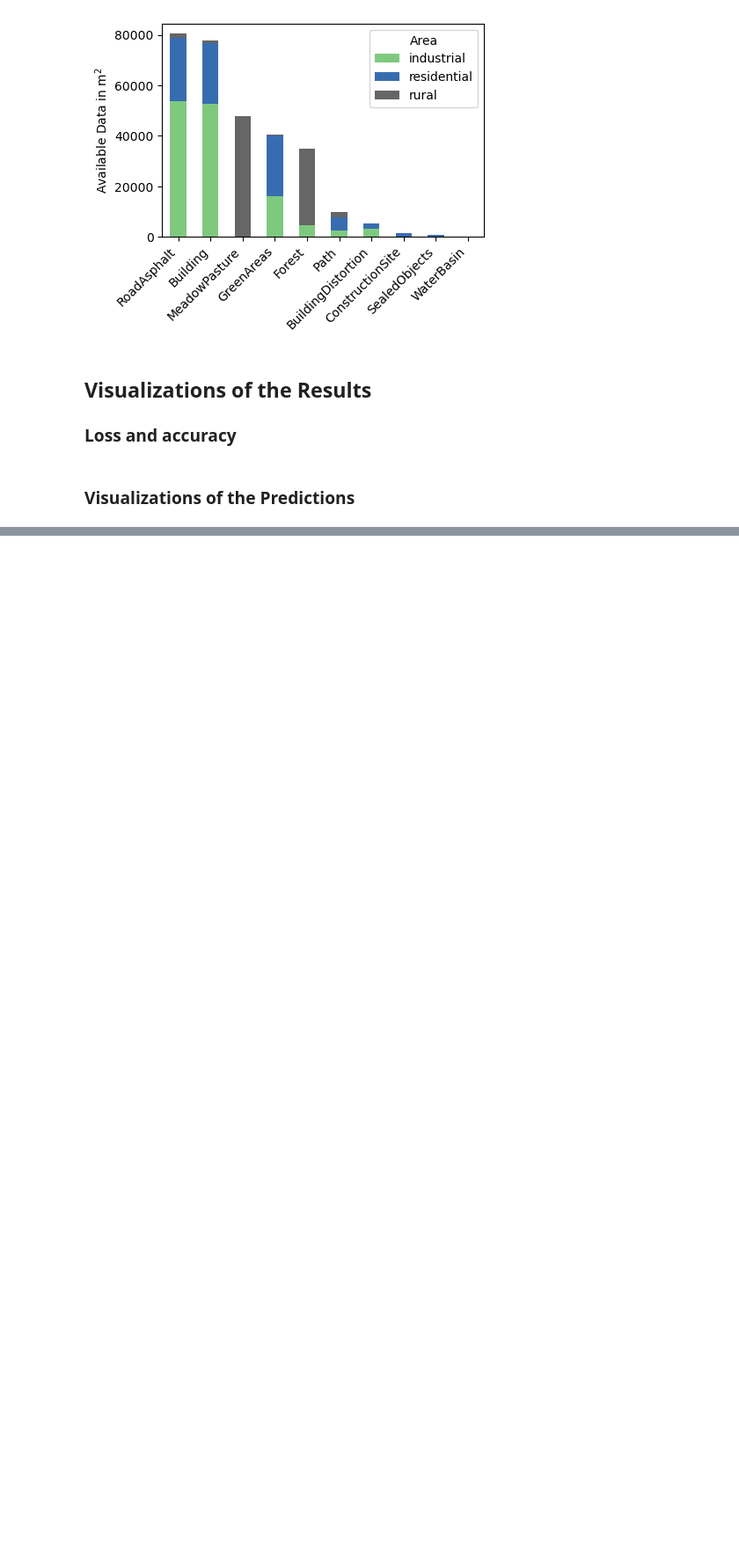
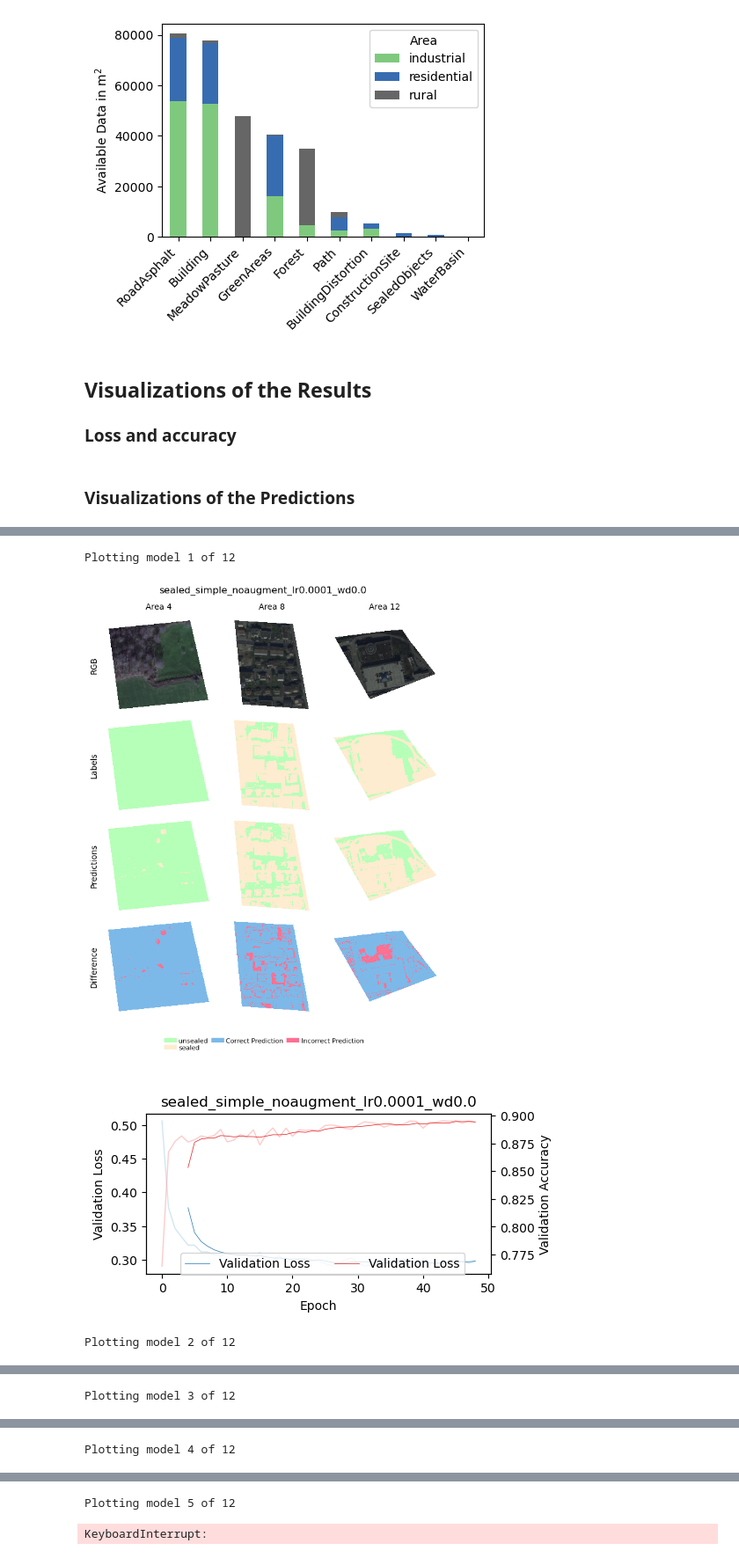
Before and after one commit to juliankraft/TermPaper2_RasterClassification, a Jupyter notebook: code/analysis/visualizations.ipynb, the cells around one changed output, grey strips where cells are left out. Shown at 88% size. Saved outputs shown, nothing was run; the diff lists cells and outputs as text; code cells hidden in the pictures; blank space fills up the shorter version.

```diff
--- a/code/analysis/visualizations.ipynb
+++ b/code/analysis/visualizations.ipynb
@@ -40,5 +246,10 @@ with open(paths['plot_config_path'], 'r') as file:
 # coordinates
 csr = 'EPSG:2056'
 
-# filter warnings
-warnings.filterwarnings("ignore", message="angle from rectified to skew grid parameter lost in conversion to CF")
+area_id_dict = {
+    'train_area_ids': [1, 2],
+    'valid_area_ids': [3],
+    'test_area_ids': [4]
+}
+
+mask_ids_dict = get_mask_ids_dict(area_id_dict)
@@ -266,7 +346,7 @@ plt.show()
 
 ### Loss and accuracy
 # %%
-def plot_metrics(
+def plot_model_metrics(
         model_dict: dict,
         title: str=None,
         type: str='valid',
@@ -338,13 +418,12 @@ def plot_metrics(
     fig.legend(lines_1 + lines_2, labels_1 + labels_2, loc='lower center', bbox_to_anchor=(0.5, 0.18), ncol=2)
 
     fig.tight_layout()
-    plt.show()
 
     return fig
 # %% [markdown]
 ### Visualizations of the Predictions
 # %%
-def plot_run_visual(model_dict: dict, title: str=None, image_size_cm: list[int,int]=[16, 22]):
+def plot_model_visual(model_dict: dict, title: str=None, image_size_cm: list[int,int]=[16, 22]):
     """
     Plot the visual predictions for a given run.
 
@@ -355,12 +434,15 @@ def plot_run_visual(model_dict: dict, title: str=None, image_size_cm: list[int,i
     """
     config_path = model_dict['config']
     prediction_path = model_dict['predictions']
+    dataset_path = paths['data_path']
+    shp_aoi_path = paths['shp_aoi']
+
 
     plot_suptitle = title # if None, no suptitle is added
 
     titles_views = ["RGB", "Labels", "Predictions", "Difference"]
 
-    area_labels = [4, 8, 12]
+    area_labels = mask_ids_dict['test_mask_ids']
 
 
     # loading run config
@@ -370,10 +452,10 @@ def plot_run_visual(model_dict: dict, title: str=None, image_size_cm: list[int,i
     label_type = model_config['label_type']
 
     # load areas
-    areas = gpd.read_file(paths['shp_aoi'])
+    areas = gpd.read_file(shp_aoi_path)
 
     # load training data
-    ds_data_raw = xr.open_zarr(paths['data_path']).rio.write_crs(csr)
+    ds_data_raw = xr.open_zarr(dataset_path).rio.write_crs(csr)
 
     rs = ds_data_raw['rs']
 
@@ -483,6 +565,4 @@ def plot_run_visual(model_dict: dict, title: str=None, image_size_cm: list[int,i
 
     fig.tight_layout()
 
-    plt.show()
-
     return fig
@@ -534,0 +688,10 @@ Plotting model 4 of 8
+# %%
+out_path = paths['project_path'] / 'evaluation' / 'eval_v1'
+run_path = paths['output_path'] / "final_models"
+
+quality_eval_df = evaluate_all_models(run_path=run_path, save_path=out_path, show_plots=True, add_plot_titles=True)
+# %% [output]
+Plotting model 1 of 12
+[figure, added]
+[figure, added]
+Plotting model 2 of 12
@@ -534,0 +700 @@ Plotting model 4 of 8
+Plotting model 3 of 12
@@ -534,0 +703 @@ Plotting model 4 of 8
+Plotting model 4 of 12
@@ -534,0 +706,2 @@ Plotting model 4 of 8
+Plotting model 5 of 12
+KeyboardInterrupt:
```
Also changed, not shown: parts of 12 cells of this notebook.
